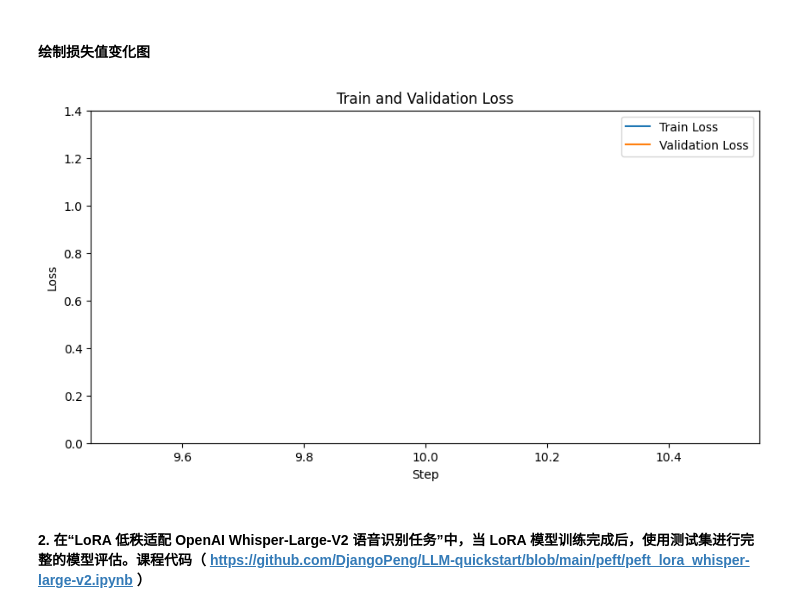
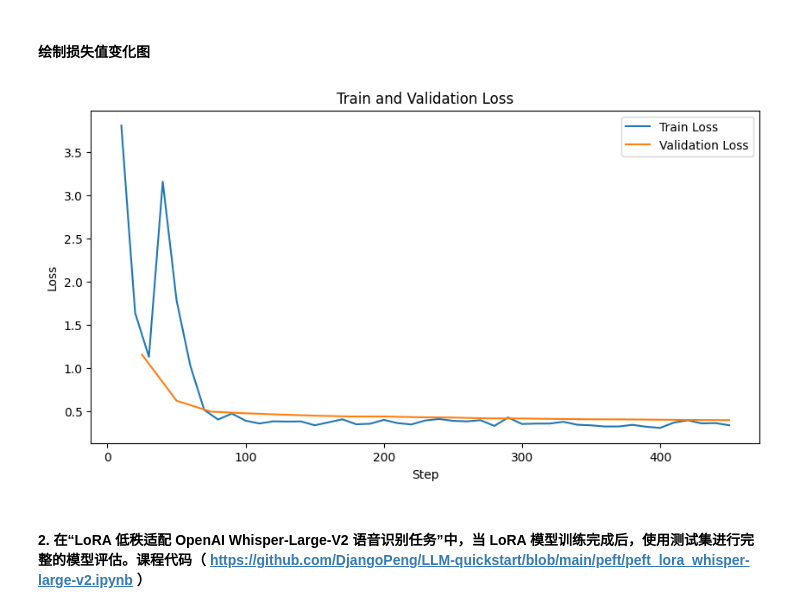
Before and after one commit to king5699/LLM-quickstart, a Jupyter notebook: homework/ch7.ipynb, the cells around one changed output. Saved outputs shown, nothing was run; the diff lists cells and outputs as text; code cells hidden in the pictures.

```diff
--- a/homework/ch7.ipynb
+++ b/homework/ch7.ipynb
@@ -157,11 +166,11 @@ loss_callback = LossCallback()
 # %%
 import json
 
-trainer.add_callback(loss_callback)
+# trainer.train()
 trainer.train(resume_from_checkpoint=True)
 
 steps_losses = [loss_callback.train_losses, loss_callback.eval_losses]
-losses_filename = 'tmp/ch7.steps_losses.json'
+losses_filename = 'ch7.steps_losses.json'
 with open(losses_filename, 'w', encoding='utf-8') as fp:
     json.dump(steps_losses, fp)
 # %% [output]
@@ -174,25 +197,26 @@ trainer.save_model(model_dir)
 # %% [markdown]
 #### 绘制损失值变化图
 # %%
+%matplotlib inline
 import matplotlib.pyplot as plt
 
 with open(losses_filename, 'r', encoding='utf-8') as fp:
     steps_losses = json.load(fp)
 
 train_steps, train_losses = zip(*steps_losses[0])
 eval_steps, eval_losses = zip(*steps_losses[1])
 
 plt.figure(figsize=(10, 5))
 plt.plot(train_steps, train_losses, label='Train Loss')
 plt.plot(eval_steps, eval_losses, label='Validation Loss')
 plt.xlabel('Step')
 plt.ylabel('Loss')
-plt.ylim(0, 1.4)
+# plt.ylim(0, 1.4)
 plt.title('Train and Validation Loss')
 plt.legend()
 plt.show()
 # %% [output]
-[figure, old version]
+[figure, new version]
 # %% [markdown]
 #### 2. 在“LoRA 低秩适配 OpenAI Whisper-Large-V2 语音识别任务”中，当 LoRA 模型训练完成后，使用测试集进行完整的模型评估。课程代码（ https://github.com/DjangoPeng/LLM-quickstart/blob/main/peft/peft_lora_whisper-large-v2.ipynb ）
 # %%
```
Also changed, not shown: parts of 15 cells of this notebook, 3 other files.
